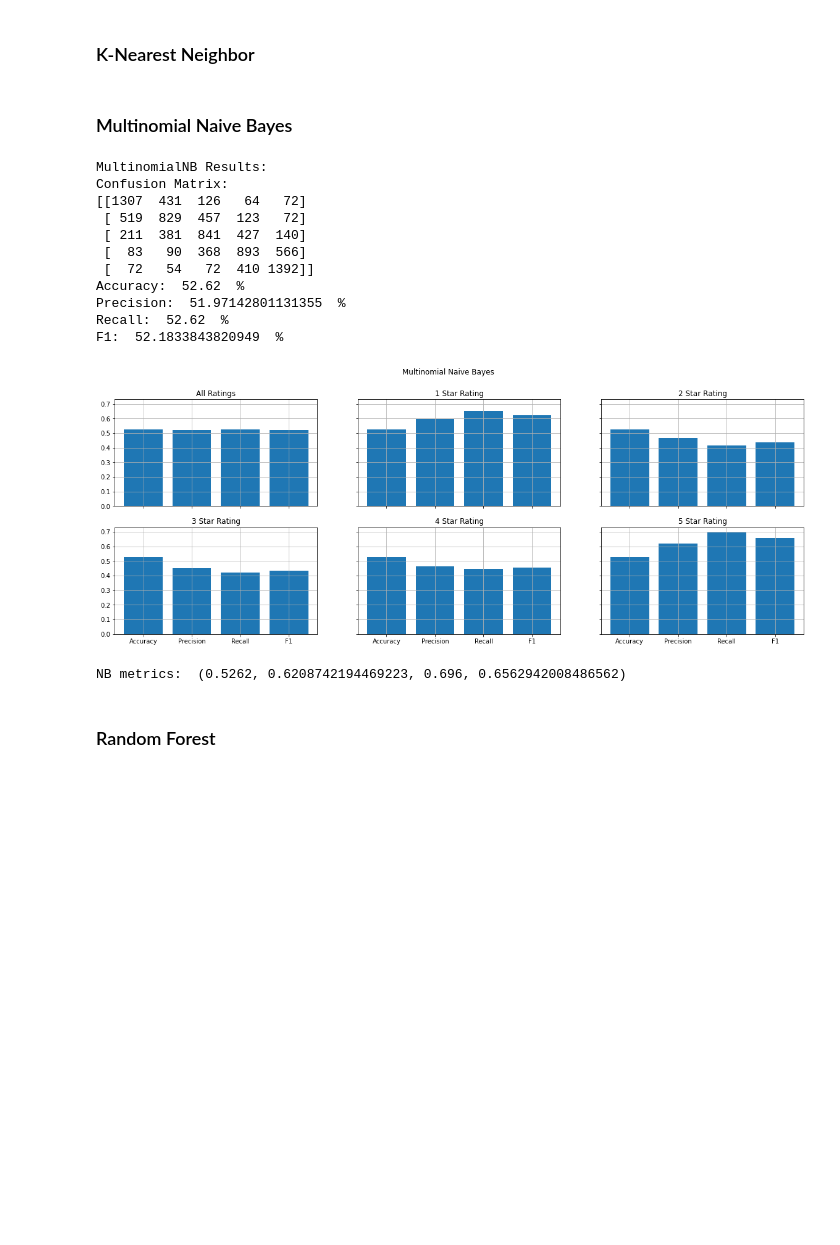
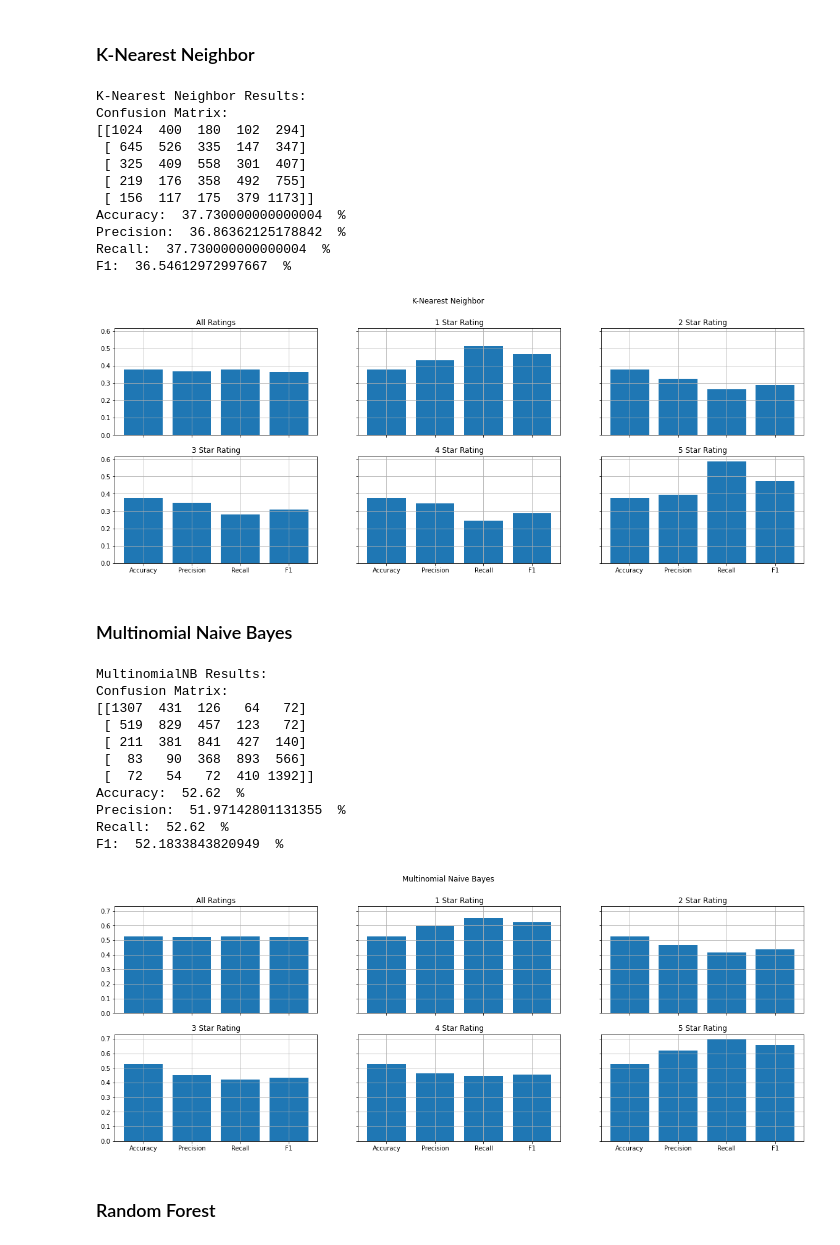
Before and after one commit to BrunoRosendo/feup_iart_proj2, a Jupyter notebook: amazonNLP.ipynb, the cells around one changed output. Saved outputs shown, nothing was run; the diff lists cells and outputs as text; code cells hidden in the pictures; blank space fills up the shorter version.

```diff
--- a/amazonNLP.ipynb
+++ b/amazonNLP.ipynb
@@ -203,24 +204,41 @@ def analyze(prediction, test, classifierLabel):
     # Plot the data
     plot_all_metrics(plot_data, classifierLabel)
 
-    plot_bar()
-
-    return (accuracy, precision, recall, f1)
+    return accuracy
 # %% [markdown]
 ### K-Nearest Neighbor
 # %%
+begin = time.time()
 prediction = predict(KNeighborsClassifier(n_neighbors=5))
+end = time.time()
 # prediction = fullPredict(KNeighborsClassifier(), {"n_neighbors": [5, 15, 30, 40], "leaf_size": [10, 20, 30, 35]})
 print("K-Nearest Neighbor Results:")
-knn_metrics = analyze(prediction, test, "K-Nearest Neighbor")
+accuracy = analyze(prediction, test, "K-Nearest Neighbor")
+knn_metrics = (accuracy, end - begin)
+# %% [output]
+K-Nearest Neighbor Results:
+Confusion Matrix:
+[[1024  400  180  102  294]
+ [ 645  526  335  147  347]
+ [ 325  409  558  301  407]
+ [ 219  176  358  492  755]
+ [ 156  117  175  379 1173]]
+Accuracy:  37.730000000000004  %
+Precision:  36.86362125178842  %
+Recall:  37.730000000000004  %
+F1:  36.54612972997667  %
+[figure, added]
 # %% [markdown]
 ### Multinomial Naive Bayes
 # %%
+begin = time.time()
 prediction = predict(MultinomialNB(), sample_weight=1.0)
+end = time.time()
 # prediction = gridPredict(MultinomialNB(), {"alpha": [0.0001, 0.5, 1.0]}, sample_weight=1.0)
 # prediction = fullPredict(MultinomialNB(), {"alpha": [0.0001, 0.5, 1.0]}, sample_weight=1.0)
 print("MultinomialNB Results:")
-nb_metrics = analyze(prediction, test, 'Multinomial Naive Bayes')
+accuracy = analyze(prediction, test, 'Multinomial Naive Bayes')
+nb_metrics = (accuracy, end - begin)
 # %% [output]
 MultinomialNB Results:
 Confusion Matrix:
@@ -234,7 +252,6 @@ Precision:  51.97142801131355  %
 Recall:  52.62  %
 F1:  52.1833843820949  %
 [figure]
-NB metrics:  (0.5262, 0.6208742194469223, 0.696, 0.6562942008486562)
 # %% [markdown]
 ### Random Forest
 # %%
```
Also changed, not shown: parts of 8 cells of this notebook.
